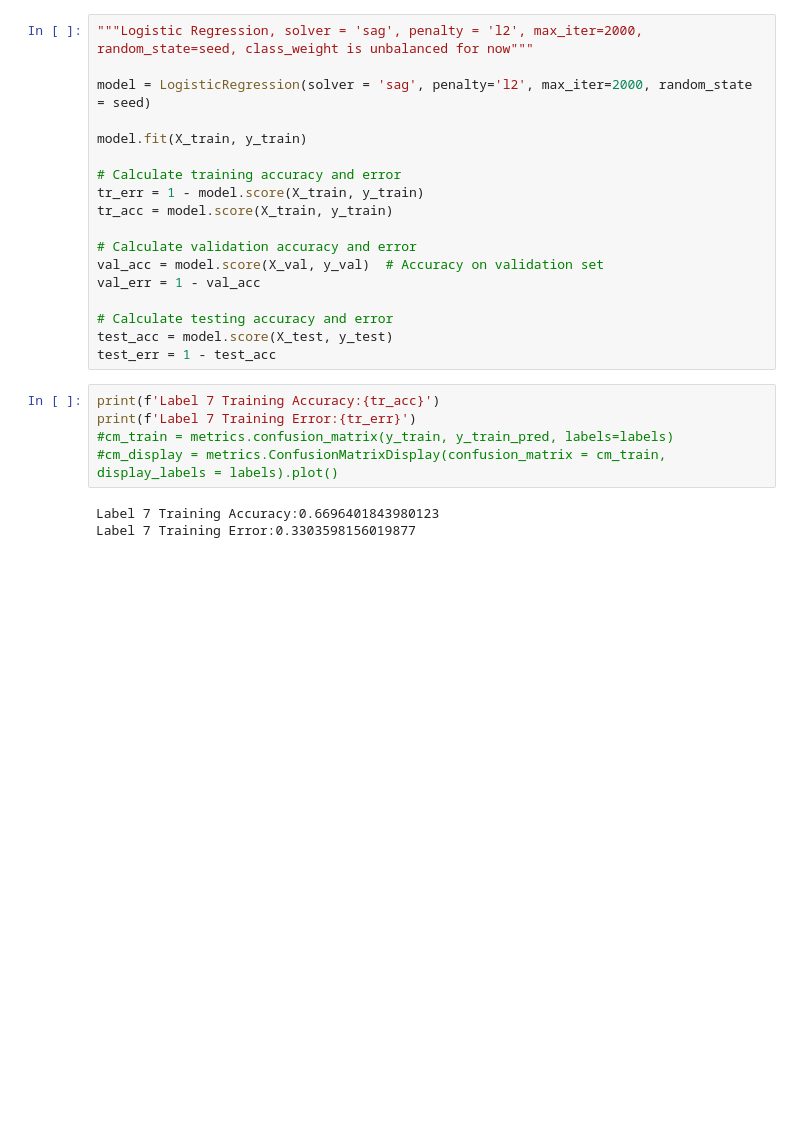
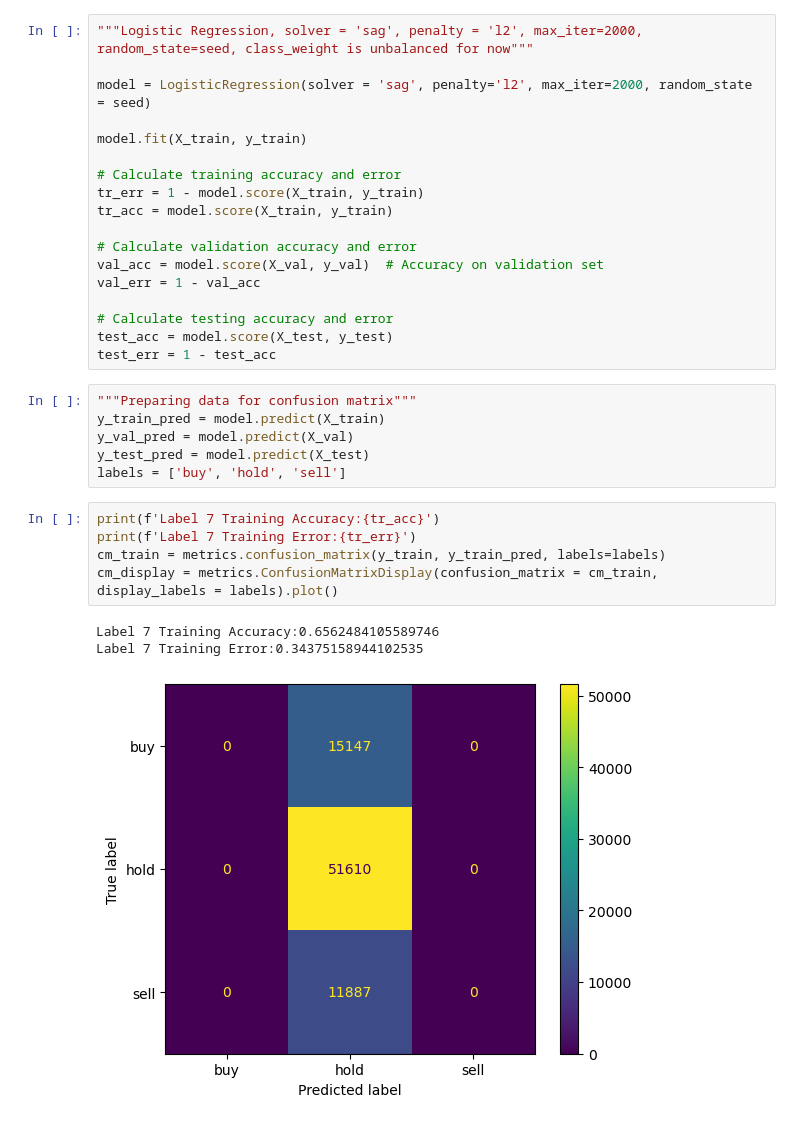
Before and after one commit to anjun745/175-project, a Jupyter notebook: logistic_regression_model.ipynb, the cells around one changed output. Cells and saved outputs as stored; diff of their text form; blank space fills up the shorter version.

```diff
--- a/logistic_regression_model.ipynb
+++ b/logistic_regression_model.ipynb
@@ -179,14 +180,21 @@ val_err = 1 - val_acc
 # Calculate testing accuracy and error
 test_acc = model.score(X_test, y_test)
 test_err = 1 - test_acc
+# %%
+"""Preparing data for confusion matrix"""
+y_train_pred = model.predict(X_train)
+y_val_pred = model.predict(X_val)
+y_test_pred = model.predict(X_test)
+labels = ['buy', 'hold', 'sell']
 # %%
 print(f'Label 7 Training Accuracy:{tr_acc}')
 print(f'Label 7 Training Error:{tr_err}')
-#cm_train = metrics.confusion_matrix(y_train, y_train_pred, labels=labels)
-#cm_display = metrics.ConfusionMatrixDisplay(confusion_matrix = cm_train, display_labels = labels).plot()
+cm_train = metrics.confusion_matrix(y_train, y_train_pred, labels=labels)
+cm_display = metrics.ConfusionMatrixDisplay(confusion_matrix = cm_train, display_labels = labels).plot()
 # %% [output]
-Label 7 Training Accuracy:0.6696401843980123
-Label 7 Training Error:0.3303598156019877
+Label 7 Training Accuracy:0.6562484105589746
+Label 7 Training Error:0.34375158944102535
+[figure, added]
 # %%
 print(f'Label 7 Validation Accuracy:{val_acc}')
 print(f'Label 7 Validation Error:{val_err}')
```
Also changed, not shown: parts of 12 cells of this notebook.
